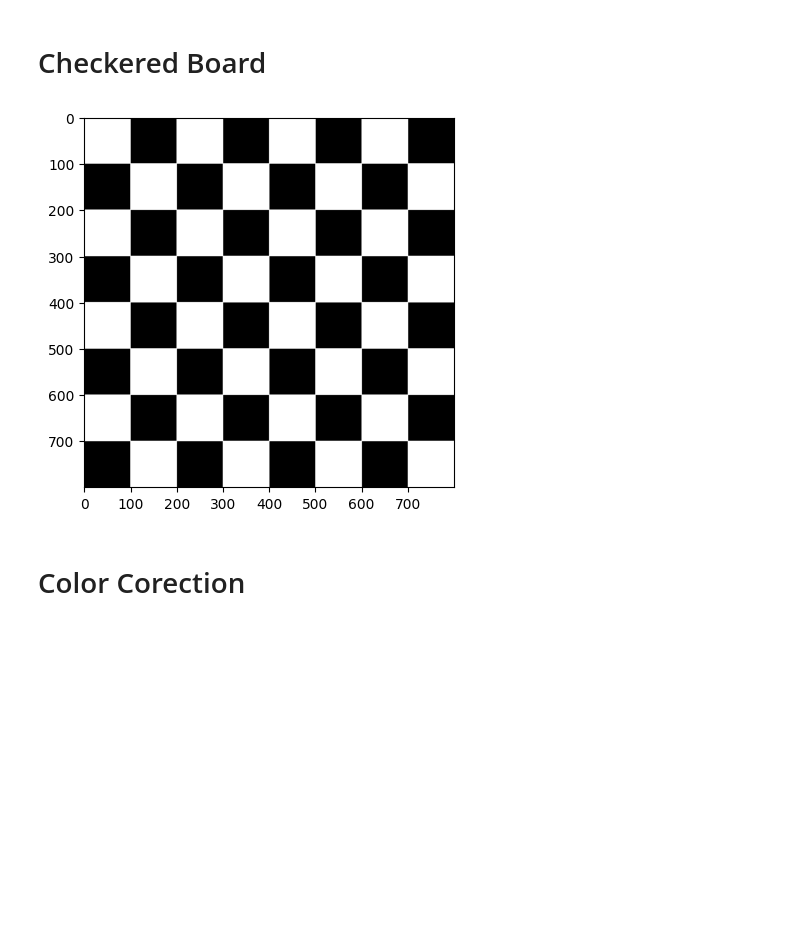
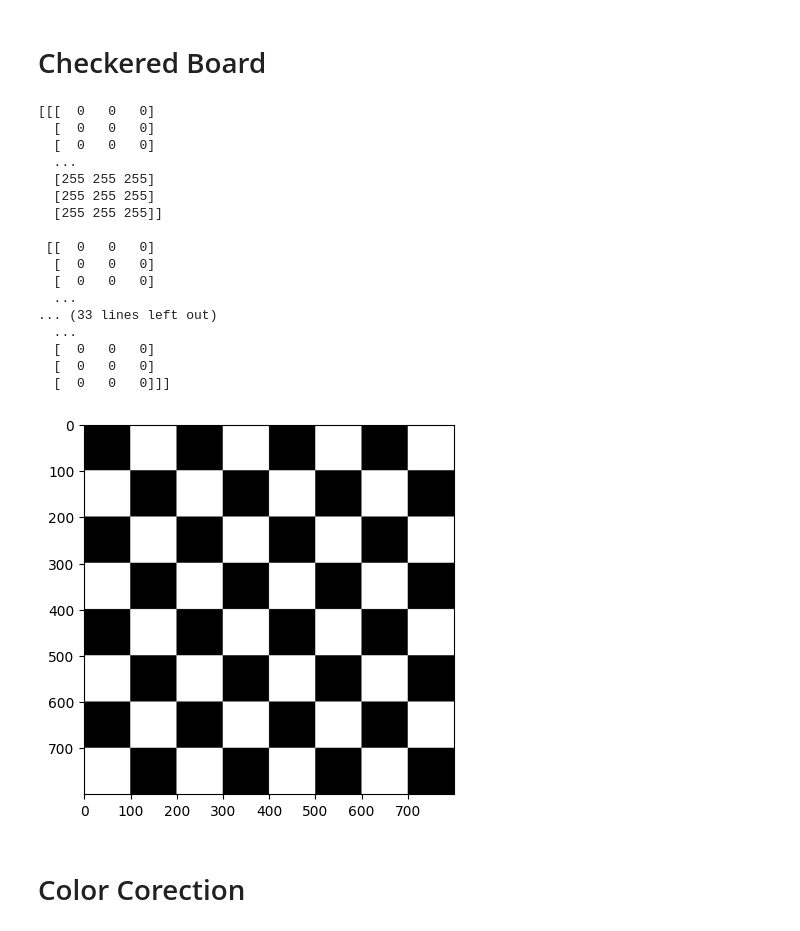
Before and after one commit to KyTranDE/Image-Proccessing, a Jupyter notebook: project1/project1.ipynb, the cells around one changed output. Drawn from its saved outputs; the diff is of its cells as text; code cells hidden in the pictures; blank space fills up the shorter version.

```diff
--- a/project1/project1.ipynb
+++ b/project1/project1.ipynb
@@ -9,38 +9,51 @@ path = "./img/download.png"
 # %% [markdown]
 # Checkered Board
 # %%
+import numpy as np
+import matplotlib.pyplot as plt
+
 def create_chess_board(W, h, rows, cols):
-    """
-    Tạo ra một bảng cờ vua với kích thước W x h và số hàng, cột xác định.
+    # Tạo một mảng 2 chiều với kích thước rows x cols và đặt giá trị xen kẽ 0 và 1
+    board = np.zeros((rows, cols))
+    board[1::2, ::2] = 1
+    board[::2, 1::2] = 1
 
-    Tham số:
-    W (int): Chiều rộng của hình ảnh.
-    h (int): Chiều cao của hình ảnh.
-    rows (int): Số hàng của bảng cờ vua.
-    cols (int): Số cột của bảng cờ vua.
+    # Tạo một mảng 3 chiều với kích thước h x W x 3 (RGB)
+    img = np.zeros((h, W, 3), dtype=np.uint8)
+    # Tính toán kích thước của mỗi ô cờ
+    square_height = h // rows
+    square_width = W // cols
 
-    Trả về:
-    numpy.ndarray: Hình ảnh bảng cờ vua.
-    """
-    # Tạo một mảng 3 chiều với kích thước W x h x 3 với giá trị 0 (màu đen)
-    img = np.zeros((W, h, 3), np.uint8)
-
-    # Màu trắng cho các ô cờ
-    color = (255, 255, 255)
-
-    # Vẽ các ô cờ
+    # Lặp qua các hàng và cột, tô màu trắng cho các ô có giá trị 1
     for i in range(rows):
         for j in range(cols):
-            if (i + j) % 2 == 0:
-                cv2.rectangle(img, (i * (W // rows), j * (h // cols)),
-                              ((i + 1) * (W // rows), (j + 1) * (h // cols)), color, -1)
+            if board[i, j] == 1:
+                img[i * square_height:(i + 1) * square_height, j * square_width:(j + 1) * square_width] = [255, 255, 255]
+    print(img)
     return img
 
 # Hiển thị hình ảnh
 plt.imshow(create_chess_board(800, 800, 8, 8))
 plt.show()
 # %% [output]
+[[[  0   0   0]
+  [  0   0   0]
+  [  0   0   0]
+  ...
+  [255 255 255]
+  [255 255 255]
+  [255 255 255]]
+
+ [[  0   0   0]
+  [  0   0   0]
+  [  0   0   0]
+  ...
+... (33 lines left out)
+  ...
+  [  0   0   0]
+  [  0   0   0]
+  [  0   0   0]]]
-[figure, old version]
+[figure, new version]
 # %% [markdown]
 # Color Corection
 # %%
```
Also changed, not shown: parts of 5 cells of this notebook, 2 other files.
